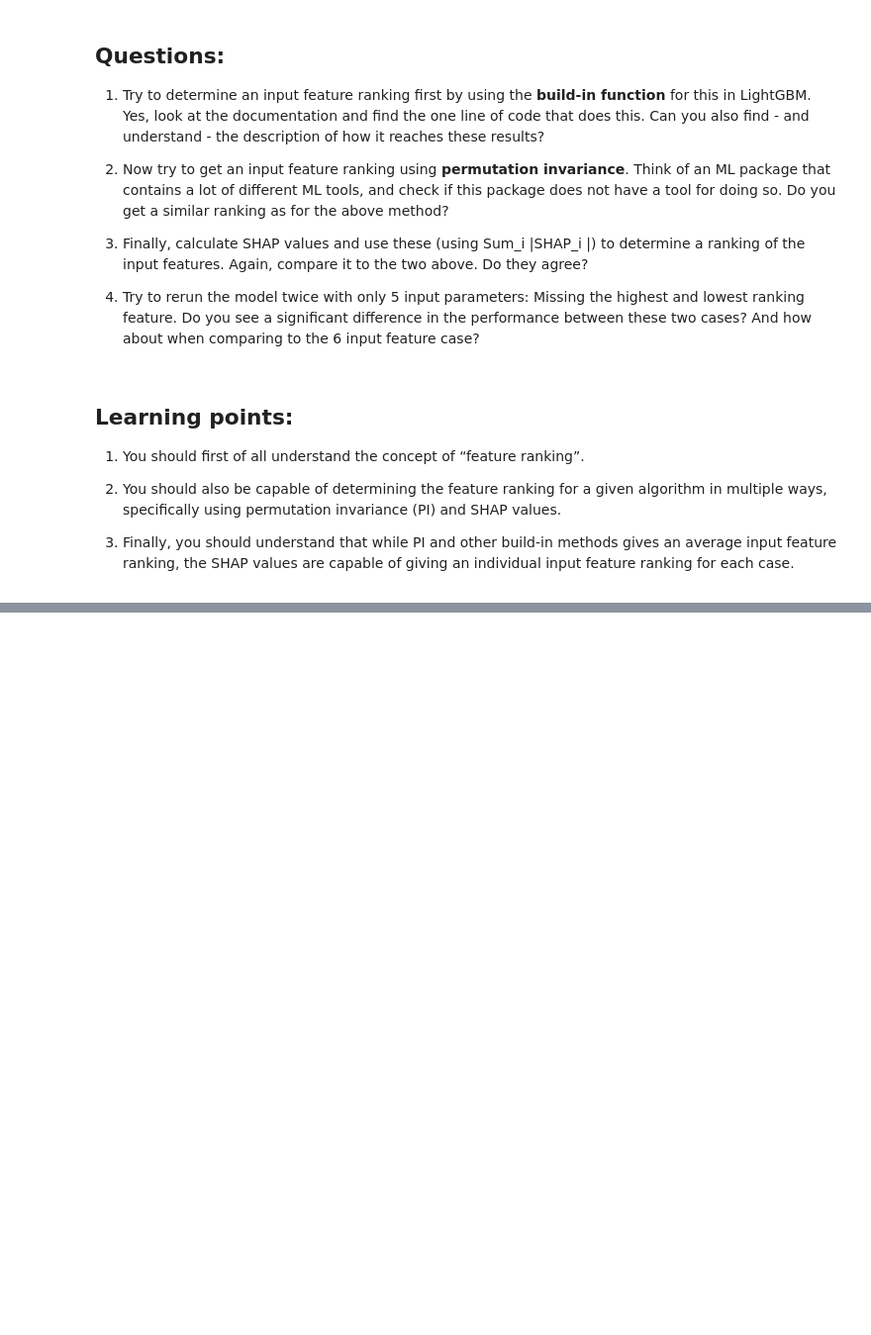
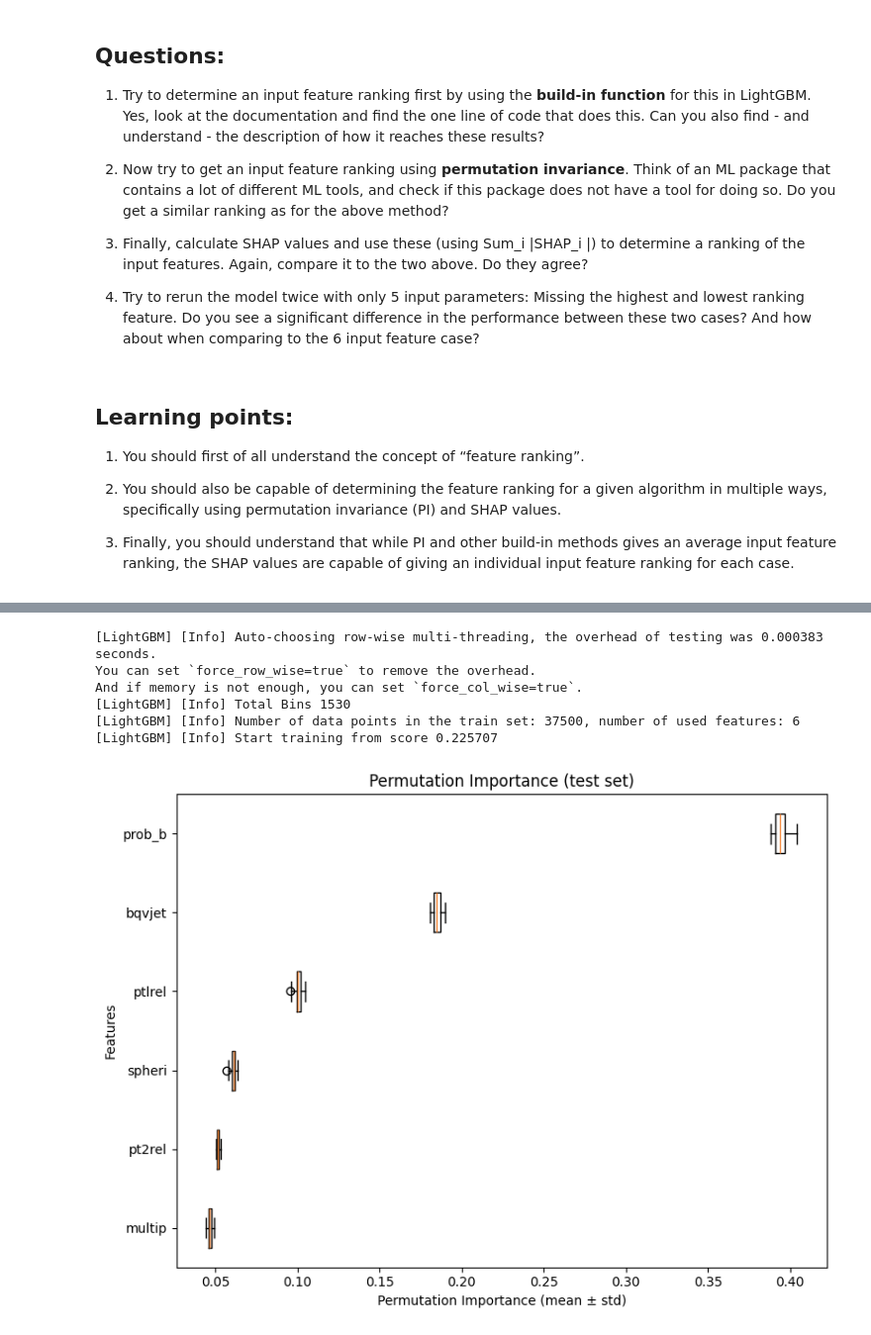
Before and after one commit to stupidodie/AppliedML2026, a Jupyter notebook: Week2/BjetSelection_InputFeatureRanking_original.ipynb, the cells around one changed output, grey strips where cells are left out. Shown at 99% size. Cells and saved outputs as stored; diff of their text form; code cells hidden in the pictures; blank space fills up the shorter version.

```diff
--- a/Week2/BjetSelection_InputFeatureRanking_original.ipynb
+++ b/Week2/BjetSelection_InputFeatureRanking_original.ipynb
@@ -159,0 +197,21 @@ plt.show()
+# %%
+from sklearn.inspection import permutation_importance
+gbm = lgb.LGBMRegressor()
+perm_importance = permutation_importance(gbm.fit(X_train, Y_train), X_train, Y_train, n_repeats=30,
+                                random_state=42)
+sorted_idx = perm_importance.importances_mean.argsort()
+fig, ax = plt.subplots(figsize=(8, 6))
+ax.boxplot(perm_importance.importances[sorted_idx].T, vert=False, labels=input_variables[sorted_idx])
+ax.set_title("Permutation Importance (test set)")
+ax.set_xlabel("Permutation Importance (mean ± std)")
+ax.set_ylabel("Features")
+plt.tight_layout()
+plt.show()
+# %% [output]
+[LightGBM] [Info] Auto-choosing row-wise multi-threading, the overhead of testing was 0.000383 seconds.
+You can set `force_row_wise=true` to remove the overhead.
+And if memory is not enough, you can set `force_col_wise=true`.
+[LightGBM] [Info] Total Bins 1530
+[LightGBM] [Info] Number of data points in the train set: 37500, number of used features: 6
+[LightGBM] [Info] Start training from score 0.225707
+[figure, added]
```
Also changed, not shown: parts of 5 cells of this notebook, 1 other file.
